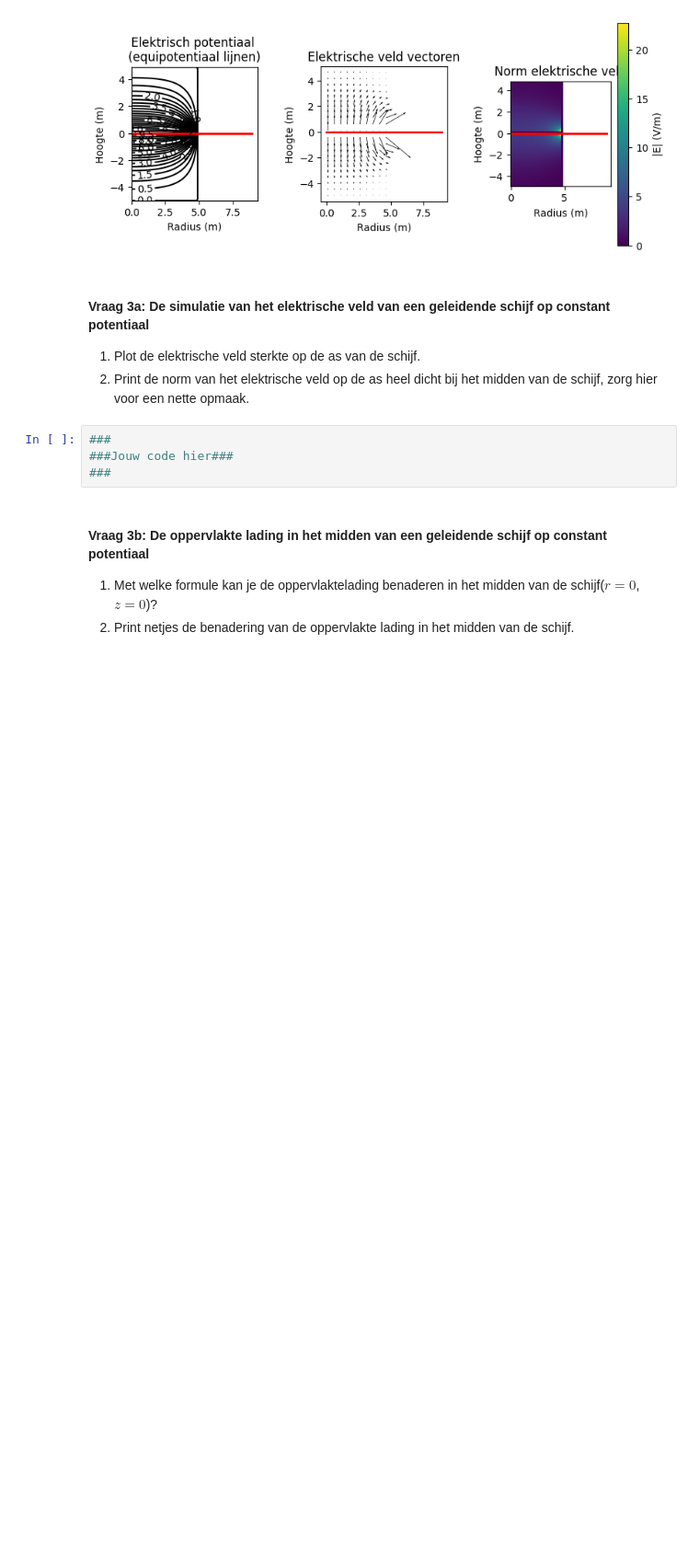
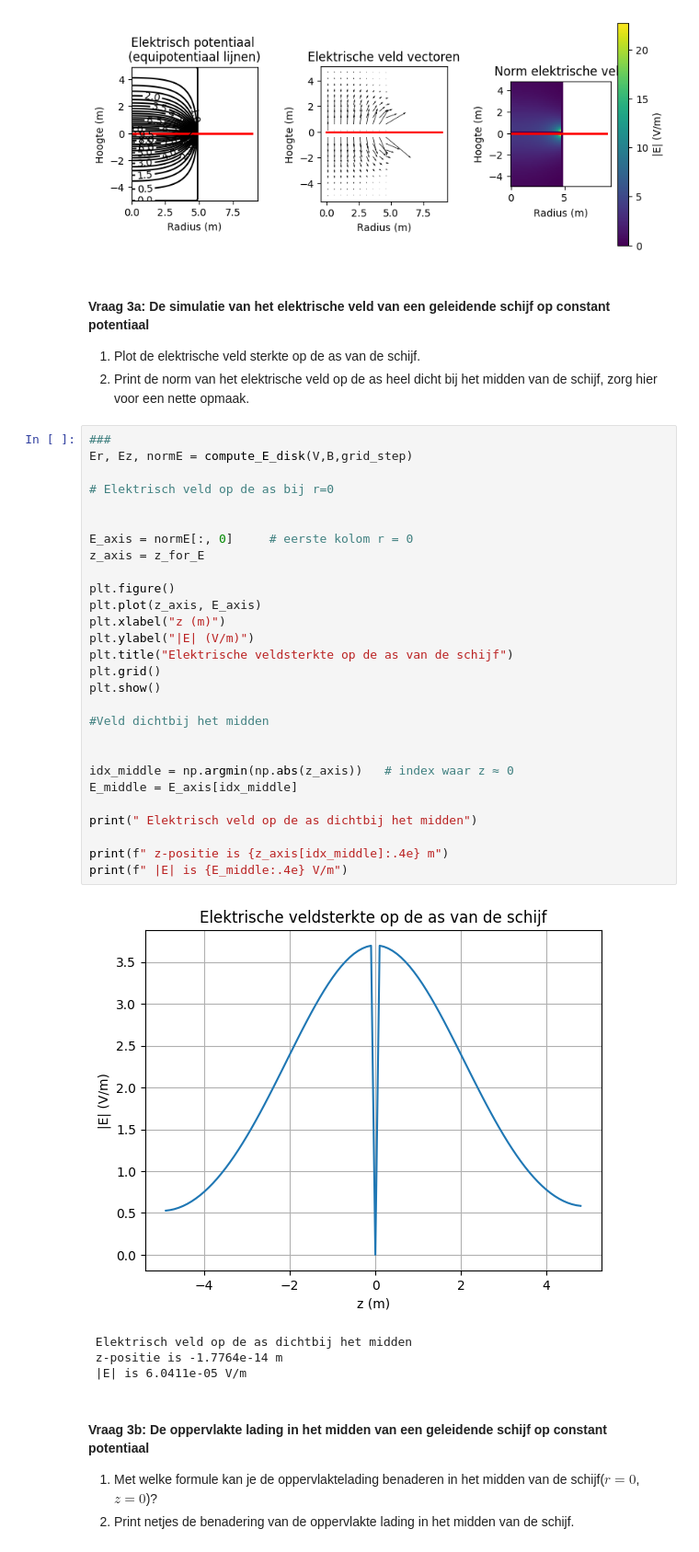
Before and after one commit to zalwani/opdrachten-DEF-D, a Jupyter notebook: DigitaleOntwerpopdrachten/1CondensatorOpdracht/CondensatorOntwerpopdracht.ipynb, the cells around one changed output. Shown at 92% size. Cells and saved outputs as stored; diff of their text form; blank space fills up the shorter version.

```diff
--- a/DigitaleOntwerpopdrachten/1CondensatorOpdracht/CondensatorOntwerpopdracht.ipynb
+++ b/DigitaleOntwerpopdrachten/1CondensatorOpdracht/CondensatorOntwerpopdracht.ipynb
@@ -394,8 +398,37 @@ plot_results_disk(Ez, Er, normE, V, r, z, grid_step, disk_radius, z_pos_disk1, z
 2. Print de norm van het elektrische veld op de as heel dicht bij het midden van de schijf, zorg hier voor een nette opmaak.
 # %%
 ###
-###Jouw code hier###
-###
+Er, Ez, normE = compute_E_disk(V,B,grid_step)
+
+# Elektrisch veld op de as bij r=0
+
+
+E_axis = normE[:, 0]     # eerste kolom r = 0
+z_axis = z_for_E
+
+plt.figure()
+plt.plot(z_axis, E_axis)
+plt.xlabel("z (m)")
+plt.ylabel("|E| (V/m)")
+plt.title("Elektrische veldsterkte op de as van de schijf")
+plt.grid()
+plt.show()
+
+#Veld dichtbij het midden
+
+
+idx_middle = np.argmin(np.abs(z_axis))   # index waar z ≈ 0
+E_middle = E_axis[idx_middle]
+
+print(" Elektrisch veld op de as dichtbij het midden")
+
+print(f" z-positie is {z_axis[idx_middle]:.4e} m")
+print(f" |E| is {E_middle:.4e} V/m")
+# %% [output]
+[figure, added]
+ Elektrisch veld op de as dichtbij het midden
+ z-positie is -1.7764e-14 m
+ |E| is 6.0411e-05 V/m
 # %% [markdown]
 #### Vraag 3b: De oppervlakte lading in het midden van een geleidende schijf op constant potentiaal
 
```
Also changed, not shown: parts of 5 cells of this notebook, 2 other files.
